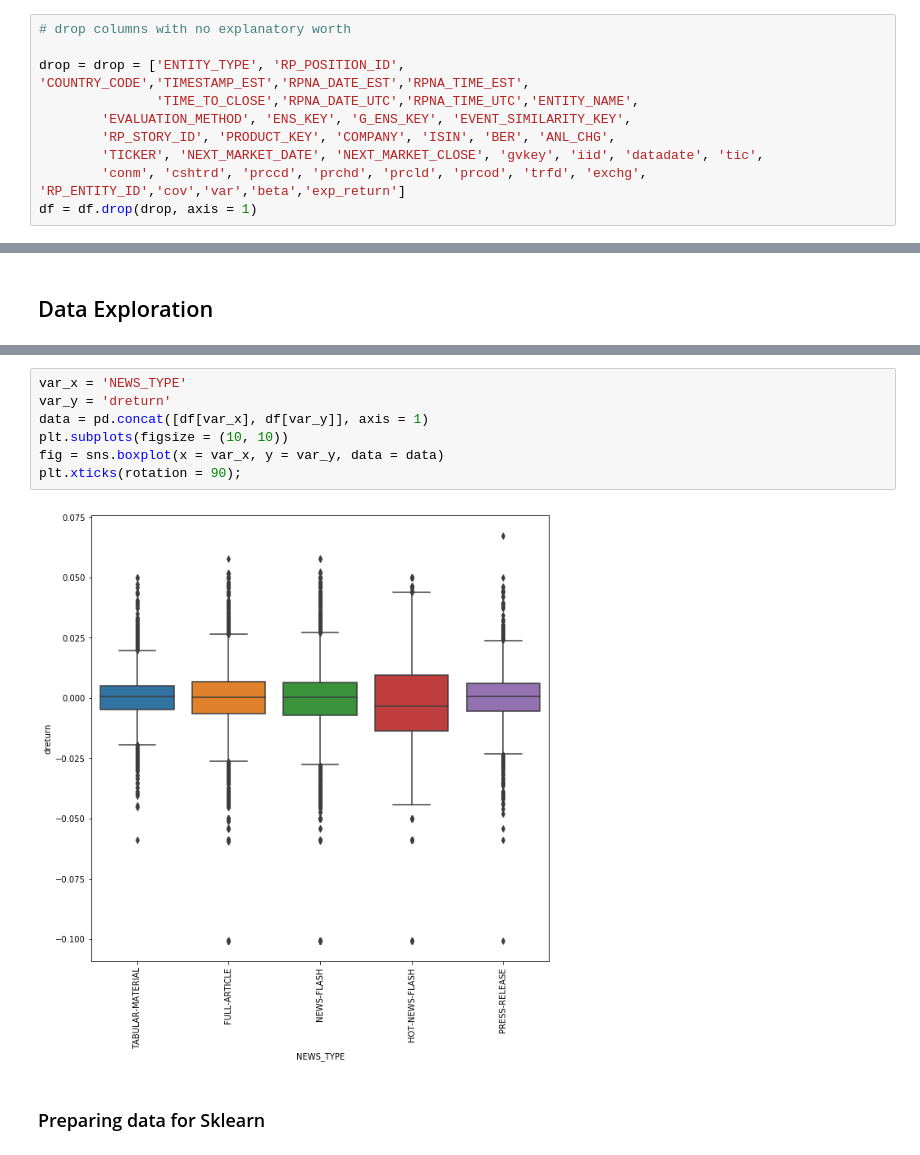
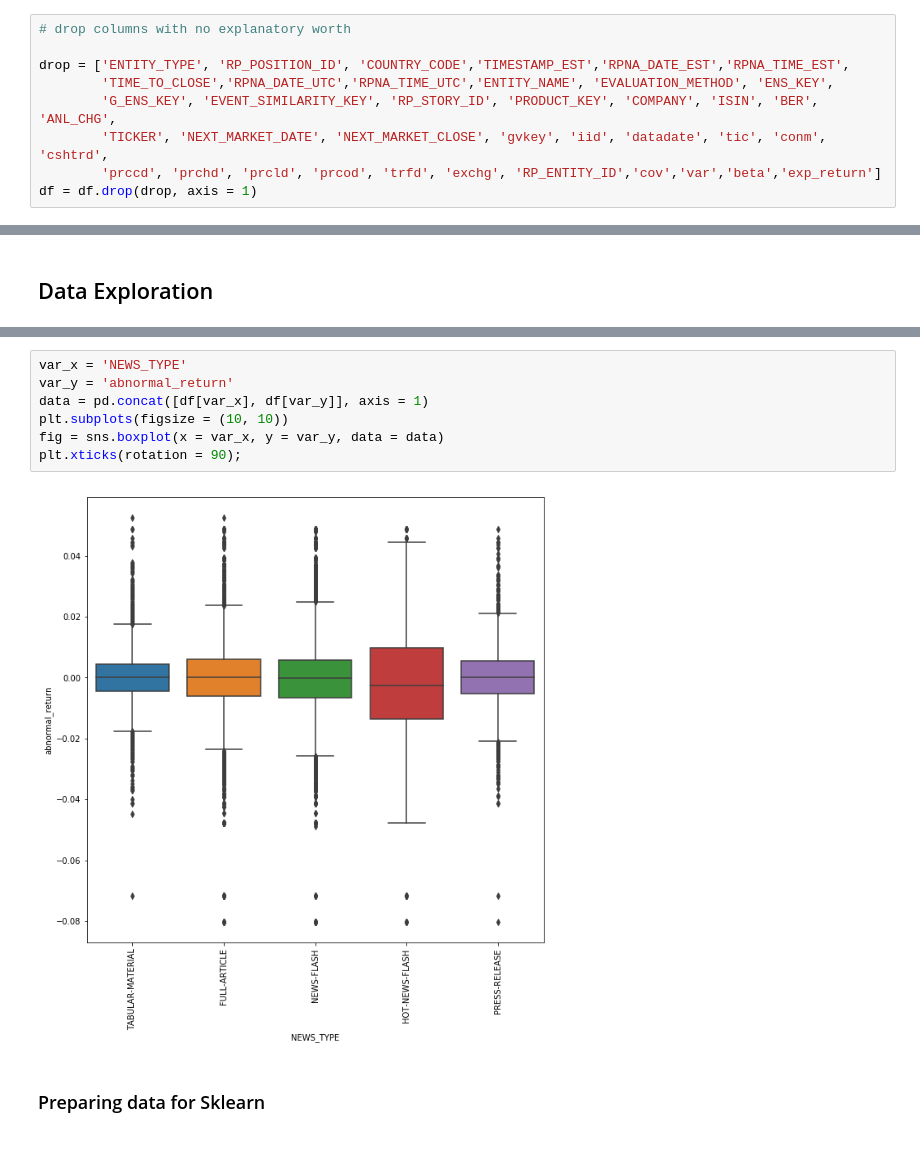
Before and after one commit to nico-busch/PHBS_MLF_2018, a Jupyter notebook: notebook.ipynb, the cells around one changed output, grey strips where cells are left out. Drawn from its saved outputs; the diff is of its cells as text.

```diff
--- a/notebook.ipynb
+++ b/notebook.ipynb
@@ -221,12 +221,11 @@ memory usage: 467.6+ MB
 # %%
 # drop columns with no explanatory worth
 
-drop = drop = ['ENTITY_TYPE', 'RP_POSITION_ID', 'COUNTRY_CODE','TIMESTAMP_EST','RPNA_DATE_EST','RPNA_TIME_EST',
-               'TIME_TO_CLOSE','RPNA_DATE_UTC','RPNA_TIME_UTC','ENTITY_NAME',
-        'EVALUATION_METHOD', 'ENS_KEY', 'G_ENS_KEY', 'EVENT_SIMILARITY_KEY',
-        'RP_STORY_ID', 'PRODUCT_KEY', 'COMPANY', 'ISIN', 'BER', 'ANL_CHG',
-        'TICKER', 'NEXT_MARKET_DATE', 'NEXT_MARKET_CLOSE', 'gvkey', 'iid', 'datadate', 'tic',
-        'conm', 'cshtrd', 'prccd', 'prchd', 'prcld', 'prcod', 'trfd', 'exchg', 'RP_ENTITY_ID','cov','var','beta','exp_return']
+drop = ['ENTITY_TYPE', 'RP_POSITION_ID', 'COUNTRY_CODE','TIMESTAMP_EST','RPNA_DATE_EST','RPNA_TIME_EST',
+        'TIME_TO_CLOSE','RPNA_DATE_UTC','RPNA_TIME_UTC','ENTITY_NAME', 'EVALUATION_METHOD', 'ENS_KEY',
+        'G_ENS_KEY', 'EVENT_SIMILARITY_KEY', 'RP_STORY_ID', 'PRODUCT_KEY', 'COMPANY', 'ISIN', 'BER', 'ANL_CHG',
+        'TICKER', 'NEXT_MARKET_DATE', 'NEXT_MARKET_CLOSE', 'gvkey', 'iid', 'datadate', 'tic', 'conm', 'cshtrd',
+        'prccd', 'prchd', 'prcld', 'prcod', 'trfd', 'exchg', 'RP_ENTITY_ID','cov','var','beta','exp_return']
 df = df.drop(drop, axis = 1)
 # %%
 # show missing data in rows
@@ -290,12 +276,12 @@ sns.distplot(df['dreturn']);
 # %%
 var_x = 'NEWS_TYPE'
-var_y = 'dreturn'
+var_y = 'abnormal_return'
 data = pd.concat([df[var_x], df[var_y]], axis = 1)
 plt.subplots(figsize = (10, 10))
 fig = sns.boxplot(x = var_x, y = var_y, data = data)
 plt.xticks(rotation = 90);
 # %% [output]
-[figure, old version]
+[figure, new version]
 # %% [markdown]
 ### Preparing data for Sklearn
 # %%
```
Also changed, not shown: parts of 8 cells of this notebook.
